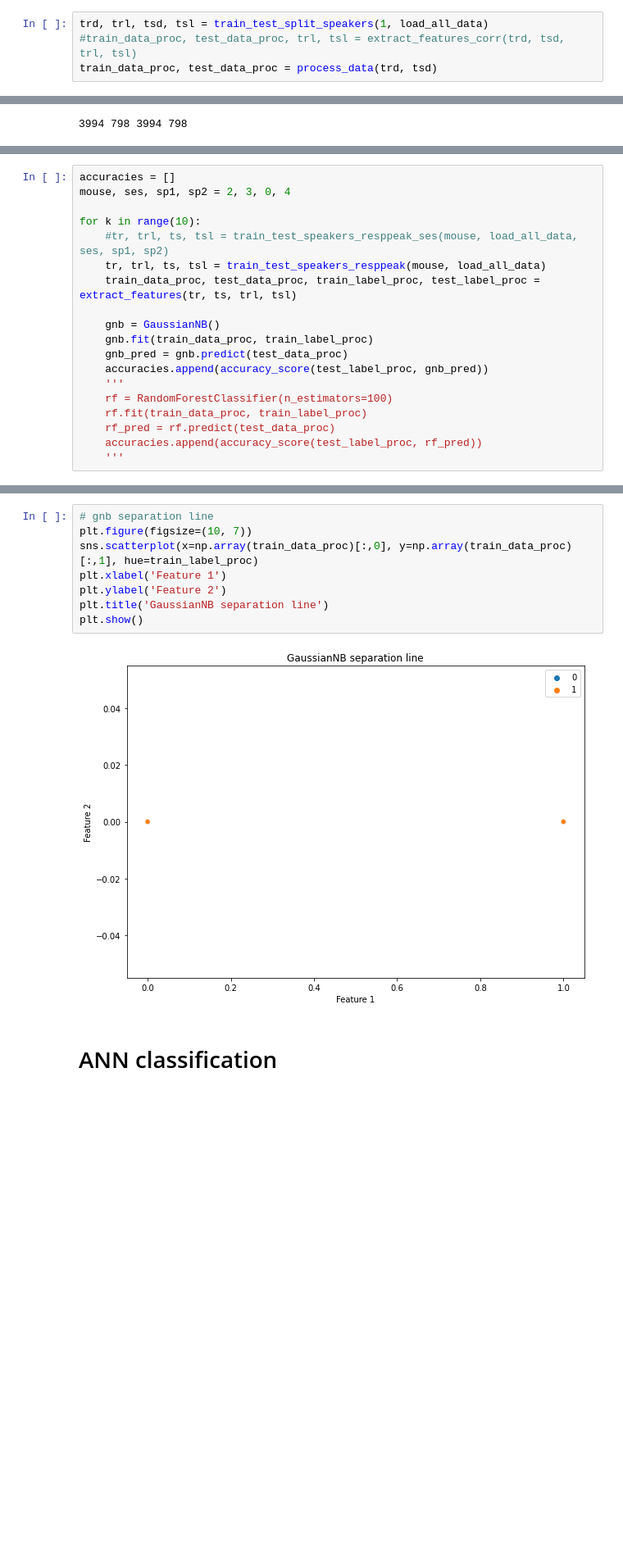
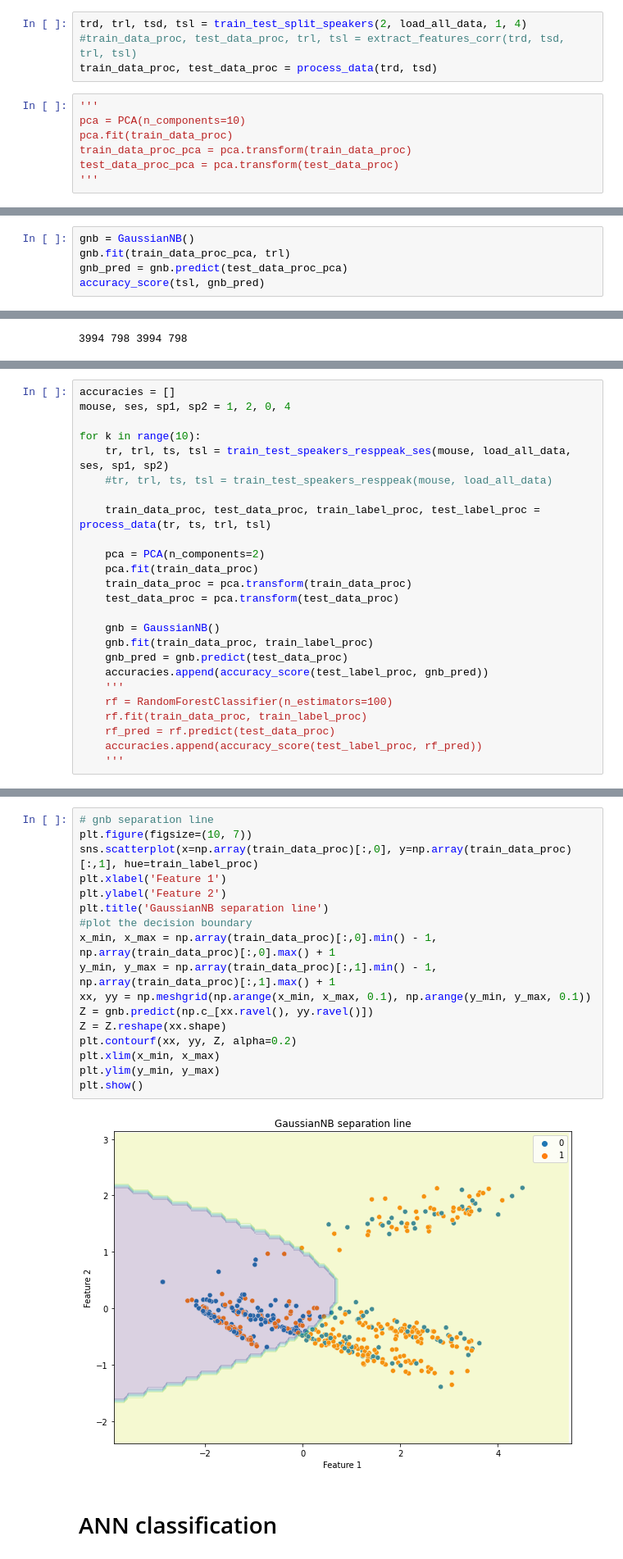
Before and after one commit to nedeljkovicmajaa/LMU_neuroscience, a Jupyter notebook: new_code/knn_rf.ipynb, the cells around one changed output, grey strips where cells are left out. Shown at 82% size. Cells and saved outputs as stored; diff of their text form; blank space fills up the shorter version.

```diff
--- a/new_code/knn_rf.ipynb
+++ b/new_code/knn_rf.ipynb
@@ -699,10 +699,22 @@ def process_data(tr_data, ts_data):
 
     return tr_data, ts_data
 # %%
-trd, trl, tsd, tsl = train_test_split_speakers(1, load_all_data)
+trd, trl, tsd, tsl = train_test_split_speakers(2, load_all_data, 1, 4)
 #train_data_proc, test_data_proc, trl, tsl = extract_features_corr(trd, tsd, trl, tsl)
 train_data_proc, test_data_proc = process_data(trd, tsd)
+# %%
+'''
+pca = PCA(n_components=10)
+pca.fit(train_data_proc)
+train_data_proc_pca = pca.transform(train_data_proc)
+test_data_proc_pca = pca.transform(test_data_proc)
+'''
 # %%
 print(len(train_data_proc), len(test_data_proc), len(trl), len(tsl))
 # %% [output]
 4000 800 4000 800
+# %%
+gnb = GaussianNB()
+gnb.fit(train_data_proc_pca, trl)
+gnb_pred = gnb.predict(test_data_proc_pca)
+accuracy_score(tsl, gnb_pred)
@@ -949,11 +965,17 @@ print(len(train_data_proc), len(test_data_proc), len(train_label_proc), len(test
 # %%
 accuracies = []
-mouse, ses, sp1, sp2 = 2, 3, 0, 4
+mouse, ses, sp1, sp2 = 1, 2, 0, 4
 
 for k in range(10):
-    #tr, trl, ts, tsl = train_test_speakers_resppeak_ses(mouse, load_all_data, ses, sp1, sp2)
-    tr, trl, ts, tsl = train_test_speakers_resppeak(mouse, load_all_data)
-    train_data_proc, test_data_proc, train_label_proc, test_label_proc = extract_features(tr, ts, trl, tsl)
+    tr, trl, ts, tsl = train_test_speakers_resppeak_ses(mouse, load_all_data, ses, sp1, sp2)
+    #tr, trl, ts, tsl = train_test_speakers_resppeak(mouse, load_all_data)
+
+    train_data_proc, test_data_proc, train_label_proc, test_label_proc = process_data(tr, ts, trl, tsl)
+
+    pca = PCA(n_components=2)
+    pca.fit(train_data_proc)
+    train_data_proc = pca.transform(train_data_proc)
+    test_data_proc = pca.transform(test_data_proc)
 
     gnb = GaussianNB()
     gnb.fit(train_data_proc, train_label_proc)
@@ -1004,13 +1017,22 @@ importances, indices
 # %%
 # gnb separation line
 plt.figure(figsize=(10, 7))
 sns.scatterplot(x=np.array(train_data_proc)[:,0], y=np.array(train_data_proc)[:,1], hue=train_label_proc)
 plt.xlabel('Feature 1')
 plt.ylabel('Feature 2')
 plt.title('GaussianNB separation line')
+#plot the decision boundary
+x_min, x_max = np.array(train_data_proc)[:,0].min() - 1, np.array(train_data_proc)[:,0].max() + 1
+y_min, y_max = np.array(train_data_proc)[:,1].min() - 1, np.array(train_data_proc)[:,1].max() + 1
+xx, yy = np.meshgrid(np.arange(x_min, x_max, 0.1), np.arange(y_min, y_max, 0.1))
+Z = gnb.predict(np.c_[xx.ravel(), yy.ravel()])
+Z = Z.reshape(xx.shape)
+plt.contourf(xx, yy, Z, alpha=0.2)
+plt.xlim(x_min, x_max)
+plt.ylim(y_min, y_max)
 plt.show()
 # %% [output]
-[figure, old version]
+[figure, new version]
 # %% [markdown]
 # ANN classification
 # %%
```
Also changed, not shown: parts of 8 cells of this notebook.
